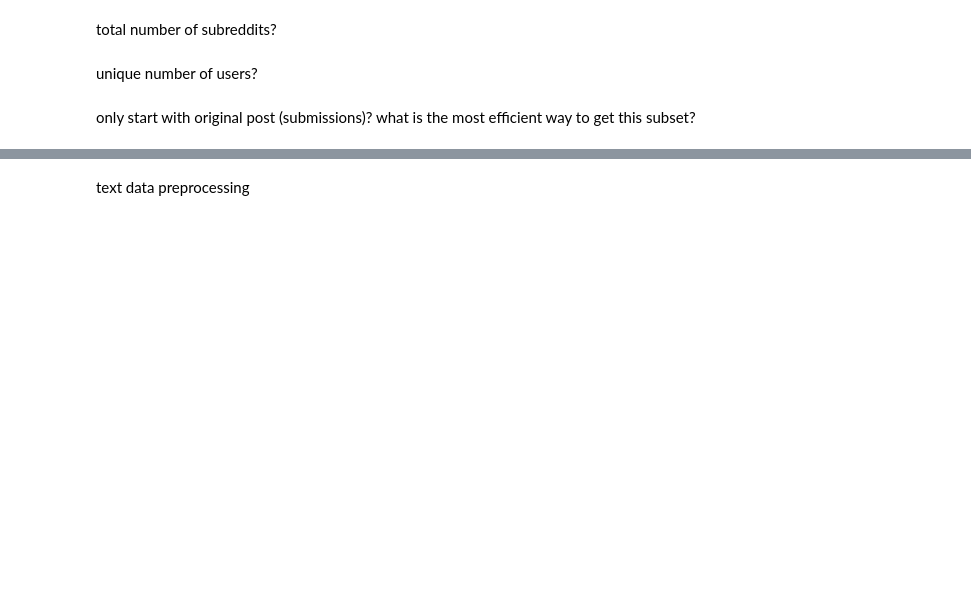
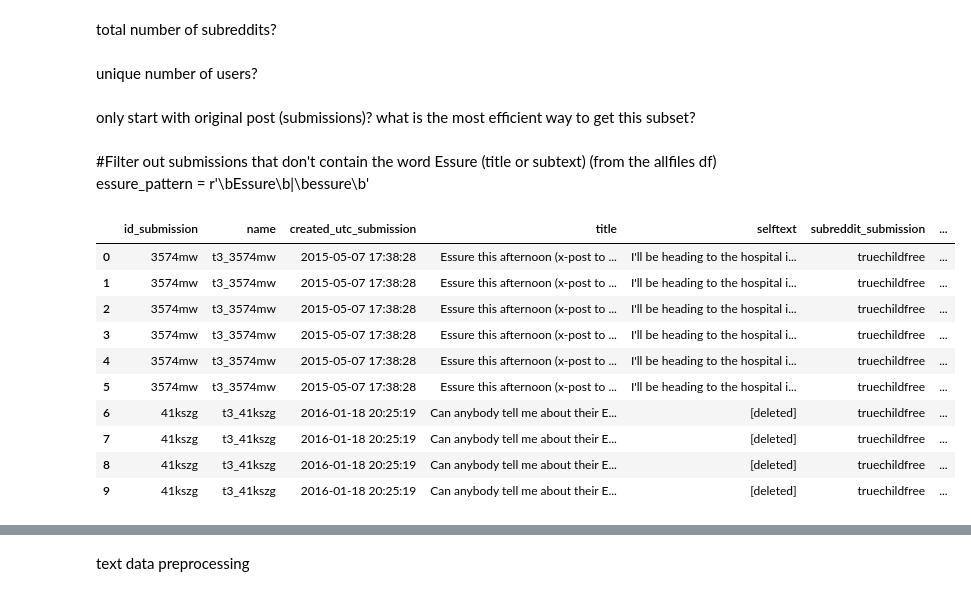
Before and after one commit to Aparnapalooza/Accelerator, a Jupyter notebook: code/tad_eda.ipynb, the cells around one changed output, grey strips where cells are left out. Saved outputs shown, nothing was run; the diff lists cells and outputs as text; code cells hidden in the pictures; blank space fills up the shorter version.

```diff
--- a/code/tad_eda.ipynb
+++ b/code/tad_eda.ipynb
@@ -261,3 +261,25 @@ total number of subreddits?
 unique number of users?
 # %% [markdown]
 only start with original post (submissions)? what is the most efficient way to get this subset?
+# %% [markdown]
+#Filter out submissions that don't contain the word Essure (title or subtext) (from the allfiles df)
+essure_pattern = r'\bEssure\b|\bessure\b'
+# %%
+#Filter out submissions that don't contain the word Essure (title or subtext) (from the allfiles df)
+essure_pattern = r'\bEssure\b|\bessure\b'
+essure_submissions = all_files[
+        all_files['title'].str.contains(essure_pattern, regex=True, case=True, na=False) |
+        all_files['selftext'].str.contains(essure_pattern, regex=True, case=True, na=False)]
+essure_submissions.head(10)
+# %% [output]
+|  | id_submission | name | created_utc_submission | title | selftext | subreddit_submission | ... |
+| 0 | 3574mw | t3_3574mw | 2015-05-07 17:38:28 | Essure this afternoon (x-post to ... | I'll be heading to the hospital i... | truechildfree | ... |
+| 1 | 3574mw | t3_3574mw | 2015-05-07 17:38:28 | Essure this afternoon (x-post to ... | I'll be heading to the hospital i... | truechildfree | ... |
+| 2 | 3574mw | t3_3574mw | 2015-05-07 17:38:28 | Essure this afternoon (x-post to ... | I'll be heading to the hospital i... | truechildfree | ... |
+| 3 | 3574mw | t3_3574mw | 2015-05-07 17:38:28 | Essure this afternoon (x-post to ... | I'll be heading to the hospital i... | truechildfree | ... |
+| 4 | 3574mw | t3_3574mw | 2015-05-07 17:38:28 | Essure this afternoon (x-post to ... | I'll be heading to the hospital i... | truechildfree | ... |
+| 5 | 3574mw | t3_3574mw | 2015-05-07 17:38:28 | Essure this afternoon (x-post to ... | I'll be heading to the hospital i... | truechildfree | ... |
+| 6 | 41kszg | t3_41kszg | 2016-01-18 20:25:19 | Can anybody tell me about their E... | [deleted] | truechildfree | ... |
+| 7 | 41kszg | t3_41kszg | 2016-01-18 20:25:19 | Can anybody tell me about their E... | [deleted] | truechildfree | ... |
+| 8 | 41kszg | t3_41kszg | 2016-01-18 20:25:19 | Can anybody tell me about their E... | [deleted] | truechildfree | ... |
+| 9 | 41kszg | t3_41kszg | 2016-01-18 20:25:19 | Can anybody tell me about their E... | [deleted] | truechildfree | ... |
```
Also changed, not shown: parts of 11 cells of this notebook.
